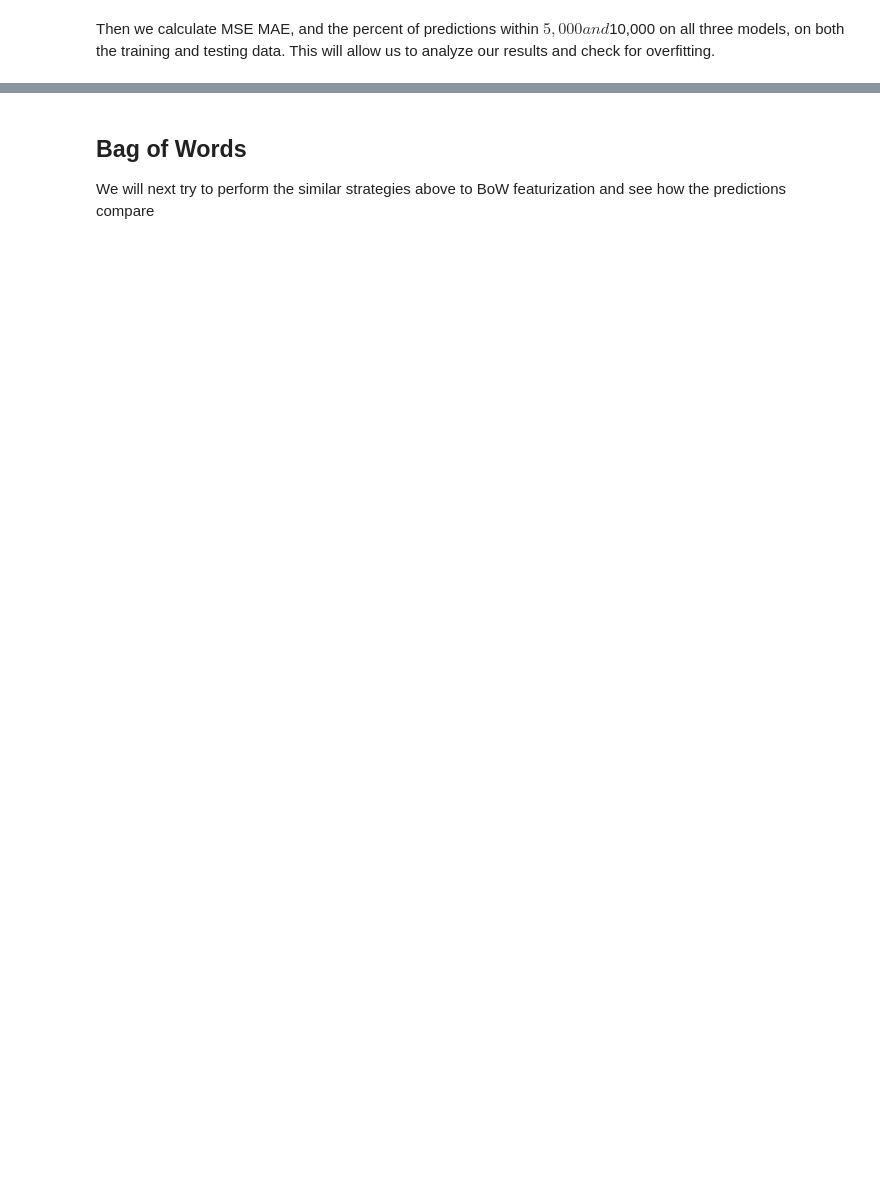
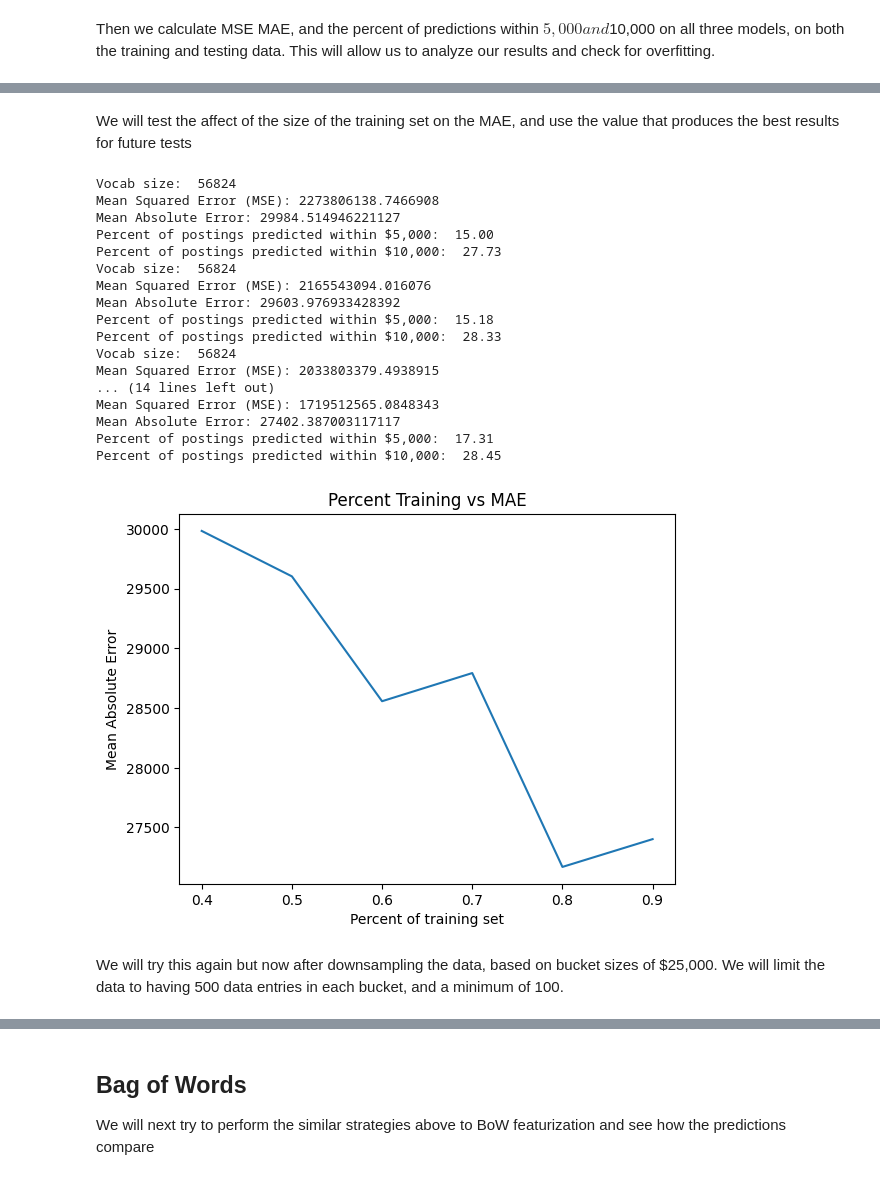
Before and after one commit to maxnbf/salary_prediction, a Jupyter notebook: text_manipulation.ipynb, the cells around one changed output, grey strips where cells are left out. Drawn from its saved outputs; the diff is of its cells as text; code cells hidden in the pictures; blank space fills up the shorter version.

```diff
--- a/text_manipulation.ipynb
+++ b/text_manipulation.ipynb
@@ -208,0 +182,47 @@ Percent of postings predicted within $10,000:  28.15
+# %% [markdown]
+We will test the affect of the size of the training set on the MAE, and use the value that produces the best results for future tests
+# %%
+def train_size_experiment_with_plot(df):
+    splits = [.4, .5, .6, .7, .8, .9]
+
+    maes = []
+
+    for split in splits:
+        X_train, X_test, y_train, y_test = tfidf_vectorize_and_split(df, split)
+
+        lasso = Lasso()
+        lasso.fit(X_train, y_train)
+
+        lasso_preds, mae, mse = utility.predict_and_analyze(lasso, X_test, y_test)
+
+        maes.append(mae)
+
+    plt.plot(splits, maes)
+
+    plt.xlabel("Percent of training set")
+    plt.ylabel("Mean Absolute Error")
+    plt.title("Percent Training vs MAE")
+    plt.show()
+# %%
+train_size_experiment_with_plot(df)
+# %% [output]
+Vocab size:  56824
+Mean Squared Error (MSE): 2273806138.7466908
+Mean Absolute Error: 29984.514946221127
+Percent of postings predicted within $5,000:  15.00
+Percent of postings predicted within $10,000:  27.73
+Vocab size:  56824
+Mean Squared Error (MSE): 2165543094.016076
+Mean Absolute Error: 29603.976933428392
+Percent of postings predicted within $5,000:  15.18
+Percent of postings predicted within $10,000:  28.33
+Vocab size:  56824
+Mean Squared Error (MSE): 2033803379.4938915
+... (14 lines left out)
+Mean Squared Error (MSE): 1719512565.0848343
+Mean Absolute Error: 27402.387003117117
+Percent of postings predicted within $5,000:  17.31
+Percent of postings predicted within $10,000:  28.45
+[figure, added]
+# %% [markdown]
+We will try this again but now after downsampling the data, based on bucket sizes of $25,000. We will limit the data to having 500 data entries in each bucket, and a minimum of 100.
```
Also changed, not shown: parts of 40 cells of this notebook, 2 other files.
